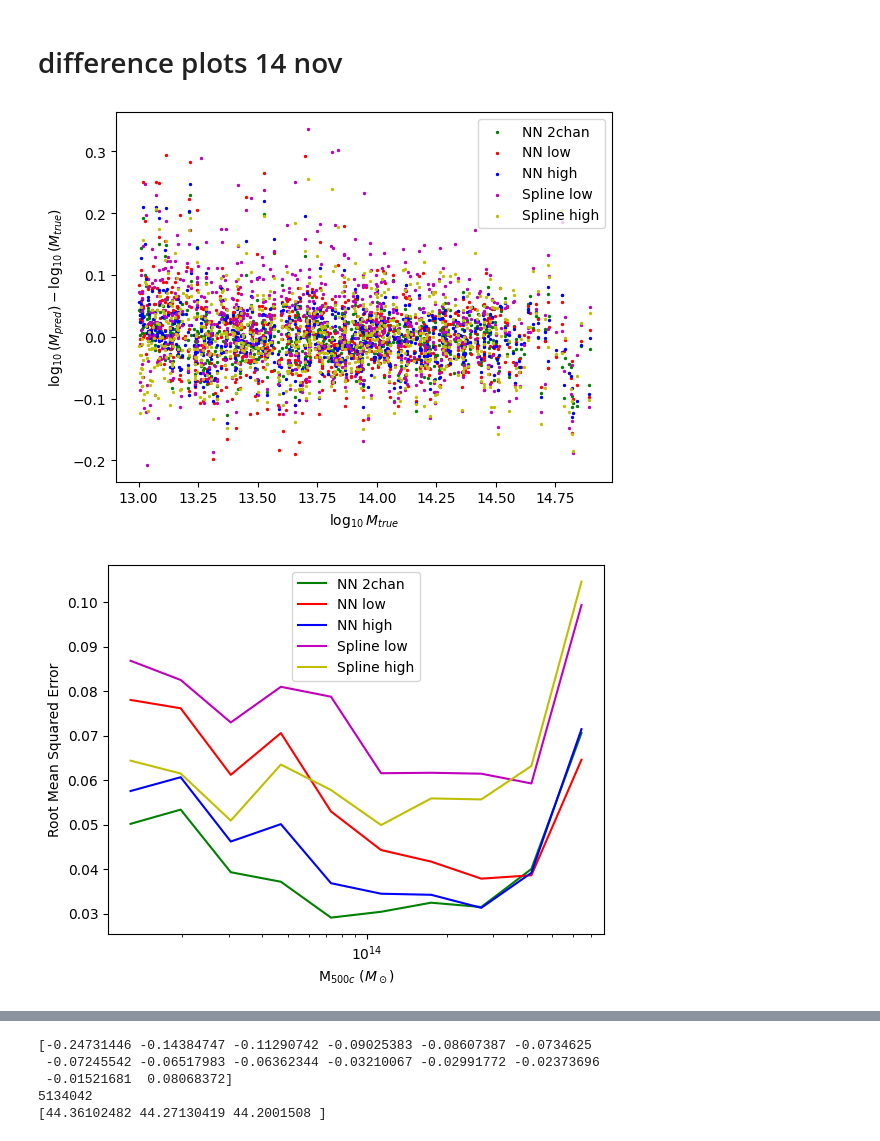
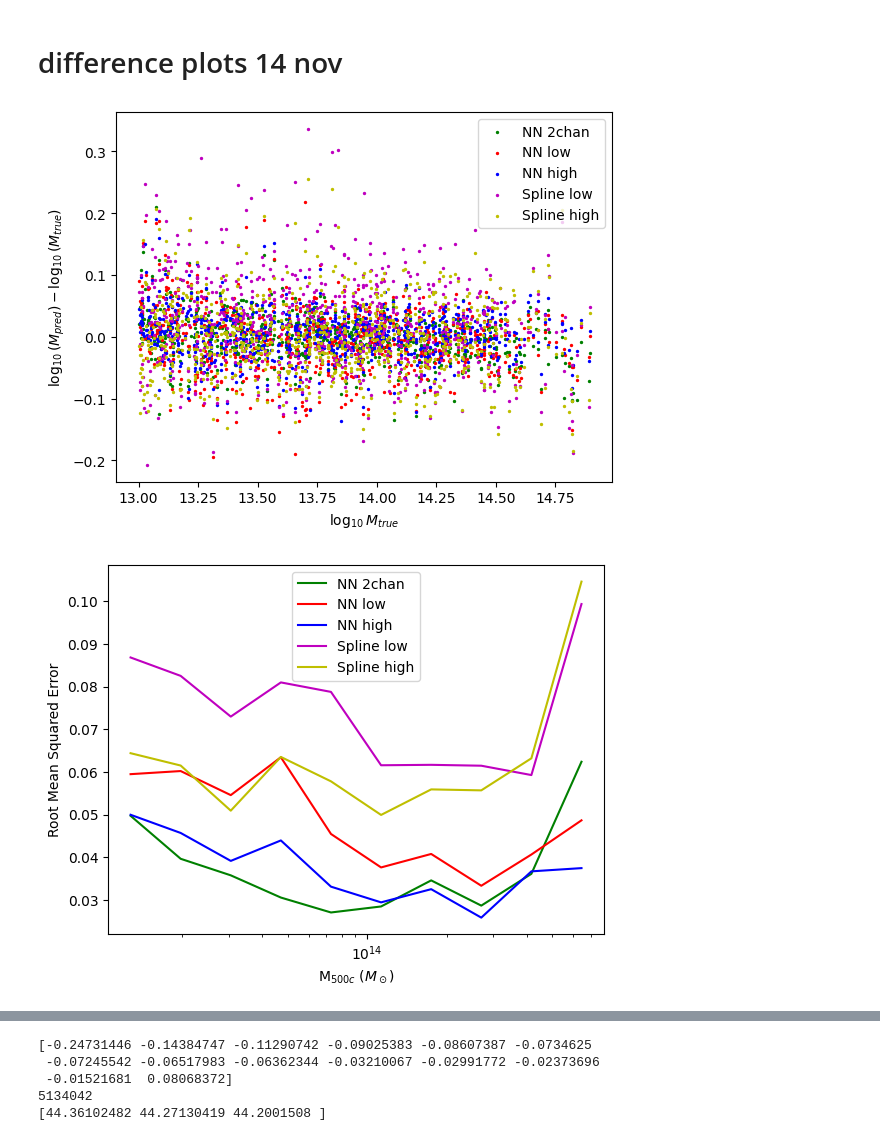
Before and after one commit to woutervantol/scriptie2, a Jupyter notebook: plots.ipynb, the cells around one changed output, grey strips where cells are left out. Cells and saved outputs as stored; diff of their text form; code cells hidden in the pictures.

```diff
--- a/plots.ipynb
+++ b/plots.ipynb
@@ -6,8 +6,7 @@ from imports.data import *
 from imports.params import p
 import matplotlib.pyplot as plt
 # %%
-sw_path = "flamingo_0077/flamingo_0077.hdf5"
-data = Data(p, sw_path=sw_path)
+data = Data(p)
 filename = p_to_filename(p) + "big2"
 # filename = "obs_data_L1000N1800_HYDRO_FIDUCIAL_SO_500crit_res64_M1e13_rad2Mpc"
 data.make_nn_dataset(filename=filename, target="TotalMass")
@@ -20,4 +19,8 @@ data.load_testset(filename=filename)
 resolution = p['resolution']
 # %% [markdown]
 # difference plots 14 nov
+# %%
+nnmodel = torch.load(f"{p['model_path']}/paramSearchByHand/obs_model_2chanbyhand29.pt", map_location=torch.device("cpu"))
+nnmodel_low = torch.load(f"{p['model_path']}/paramSearchByHand/obs_model_lowbyhand29.pt", map_location=torch.device("cpu"))
+nnmodel_high = torch.load(f"{p['model_path']}/paramSearchByHand/obs_model_highbyhand29.pt", map_location=torch.device("cpu"))
 # %%
@@ -60,7 +63,7 @@ for i in range(0, 5):
 plt.ylabel("$\log_{10}(M_{pred}) - \log_{10}(M_{true})$")
 plt.xlabel("$\log_{10} M_{true}$")
 plt.legend()
-plt.savefig("Error 19 dec", dpi=300)
+# plt.savefig("Error 19 dec", dpi=300)
 plt.show()
 
 
@@ -68,22 +71,30 @@ for i in range(0, 5):
     nr_bins = 10
     x = np.array([])
     y = np.array([])
-    bin_edges = np.logspace(np.log10(np.min(data.masses)), np.log10(np.max(data.masses)), nr_bins+1)
     minspread = np.array([])
     maxspread = np.array([])
+    bin_edges = np.logspace(np.log10(np.min(data.masses)), np.log10(np.max(data.masses)), nr_bins+1)
     for b in range(nr_bins):
         indices = np.logical_and(data.masses > bin_edges[b], data.masses < bin_edges[b+1])
+        error = np.log10(predictions[indices,i]) - np.log10(data.masses[indices])
         x = np.append(x, np.mean([bin_edges[b], bin_edges[b+1]]))
-        y = np.append(y, np.sqrt(np.mean((np.log10(predictions[indices,i]) - np.log10(data.masses[indices]))**2)))
+        y = np.append(y, np.sqrt(np.mean((error)**2)))
+        minspread = np.append(minspread, 2*np.std(error)/np.sqrt(len(error)))
+        # maxspread = np.append(minspread, np.sort(error)[-5:])
     plt.plot(x, y, label=names[i], color=colors[i])
+    # plt.fill_between(x, (y-minspread), (y+minspread), color=colors[i], alpha=0.1)
 # plt.hlines(0.0, np.min(data.masses), np.max(data.masses), colors="black", linestyles="dashed", alpha=0.8)
 plt.xscale("log")
 # plt.yscale("log")
 plt.xlabel("M$_{500c}$ $(M_\odot)$")
 plt.ylabel("Root Mean Squared Error")
 plt.legend()
-plt.savefig("RMSE 19 dec", dpi=300)
+# plt.savefig("RMSE 19 dec", dpi=300)
 plt.show()
+
+
+
+
 
 
 low_error = np.log10(predictions[:,3]) - np.log10(data.masses)
@@ -92,32 +103,34 @@ plt.scatter(low_error, np.log10(predictions[:,1]) - np.log10(data.masses), label
 plt.scatter(low_error, np.log10(predictions[:,0]) - np.log10(data.masses), label=names[0], c=colors[0], s=2)
 
 # plt.hlines(0.0, np.min(data.masses), np.max(data.masses), colors="black", linestyles="dashed", alpha=0.8)
 plt.xlabel("Log linear error")
 plt.ylabel("Log error")
 plt.title("eRosita Low radiation")
 plt.legend()
+plt.savefig("Low scale vs net", dpi=300)
 plt.show()
 
 plt.scatter(np.log10(predictions[:,4]) - np.log10(data.masses), np.log10(predictions[:,4]) - np.log10(data.masses), label=names[4], c=colors[4], s=2)
 plt.scatter(np.log10(predictions[:,4]) - np.log10(data.masses), np.log10(predictions[:,2]) - np.log10(data.masses), label=names[2], c=colors[2], s=2)
 plt.scatter(np.log10(predictions[:,4]) - np.log10(data.masses), np.log10(predictions[:,0]) - np.log10(data.masses), label=names[0], c=colors[0], s=2)
 plt.xlabel("Log linear error")
 plt.ylabel("Log error")
 plt.title("eRosita High radiation")
 plt.legend()
+plt.savefig("high scale vs net", dpi=300)
 plt.show()
 
 
 plt.scatter(np.log10(predictions[:,0]) - np.log10(data.masses), np.log10(predictions[:,0]) - np.log10(data.masses), label=names[0], c=colors[0], s=2)
 # plt.scatter(np.log10(predictions[:,0]) - np.log10(data.masses), np.log10(predictions[:,1]) - np.log10(data.masses), label=names[1], c=colors[1], s=2)
 # plt.scatter(np.log10(predictions[:,0]) - np.log10(data.masses), np.log10(predictions[:,2]) - np.log10(data.masses), label=names[2], c=colors[2], s=2)
 plt.scatter(np.log10(predictions[:,0]) - np.log10(data.masses), np.log10(predictions[:,3]) - np.log10(data.masses), label=names[3], c=colors[3], s=2)
 plt.scatter(np.log10(predictions[:,0]) - np.log10(data.masses), np.log10(predictions[:,4]) - np.log10(data.masses), label=names[4], c=colors[4], s=2)
 plt.xlabel("Log 2chan NN error")
 plt.ylabel("Log error")
 # plt.title("eRosita Low radiation")
 plt.legend()
 plt.show()
 # %% [output]
-[figure, old version]
+[figure, new version]
-[figure, old version]
+[figure, new version]
```
Also changed, not shown: parts of 9 cells of this notebook, 6 other files.
